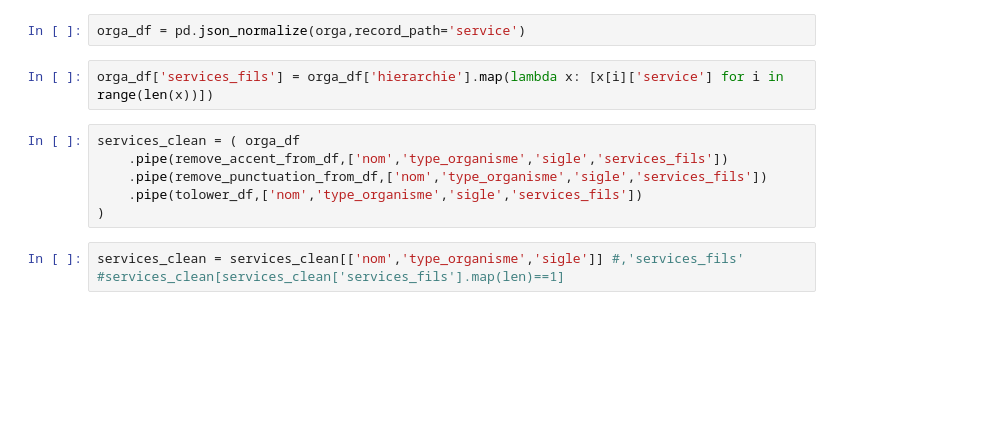
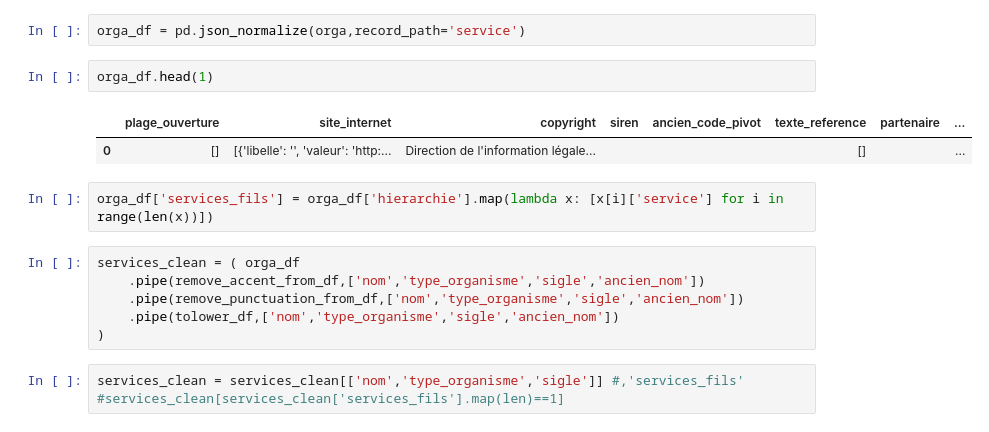
Before and after one commit to johnplt/ted, a Jupyter notebook: notebook/ted.ipynb, the cells around one changed output. Saved outputs shown, nothing was run; the diff lists cells and outputs as text; blank space fills up the shorter version.

```diff
--- a/notebook/ted.ipynb
+++ b/notebook/ted.ipynb
@@ -125,13 +126,18 @@ with fs.open(FILE_PATH_TED_S3+"/dila_refOrga_admin_Etat_fr_20230505.json", mode=
 ### Traitement référentiel services
 # %%
 orga_df = pd.json_normalize(orga,record_path='service')
+# %%
+orga_df.head(1)
+# %% [output]
+|  | plage_ouverture | site_internet | copyright | siren | ancien_code_pivot | texte_reference | partenaire | ... |
+| 0 | [] | [{'libelle': '', 'valeur': 'http:... | Direction de l'information légale... |  |  | [] |  | ... |
 # %%
 orga_df['services_fils'] = orga_df['hierarchie'].map(lambda x: [x[i]['service'] for i in range(len(x))])
 # %%
 services_clean = ( orga_df
-    .pipe(remove_accent_from_df,['nom','type_organisme','sigle','services_fils'])
-    .pipe(remove_punctuation_from_df,['nom','type_organisme','sigle','services_fils'])
-    .pipe(tolower_df,['nom','type_organisme','sigle','services_fils'])
+    .pipe(remove_accent_from_df,['nom','type_organisme','sigle','ancien_nom'])
+    .pipe(remove_punctuation_from_df,['nom','type_organisme','sigle','ancien_nom'])
+    .pipe(tolower_df,['nom','type_organisme','sigle','ancien_nom'])
 )
 # %%
 services_clean = services_clean[['nom','type_organisme','sigle']] #,'services_fils' #services_clean[services_clean['services_fils'].map(len)==1]
```
Also changed, not shown: parts of 5 cells of this notebook.
